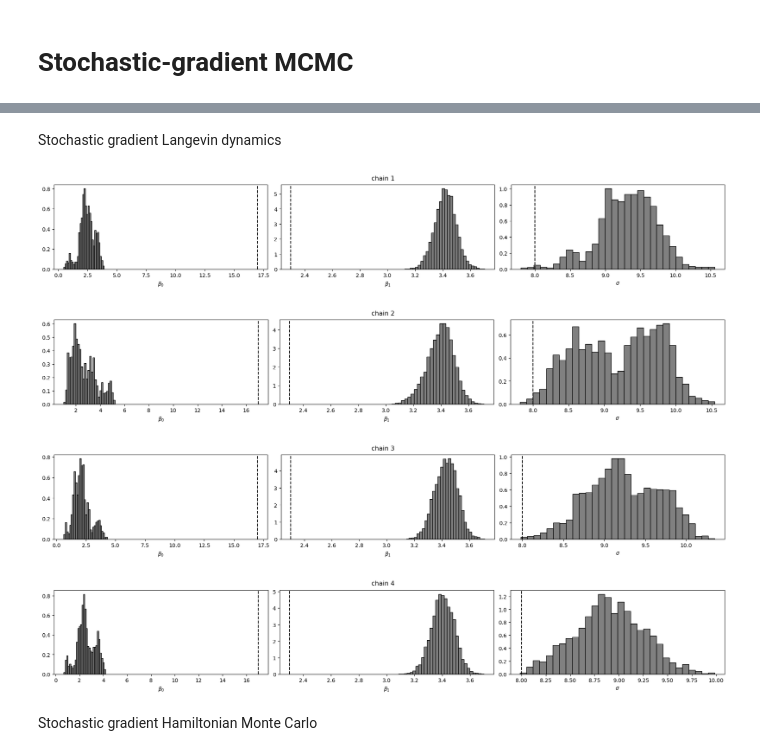
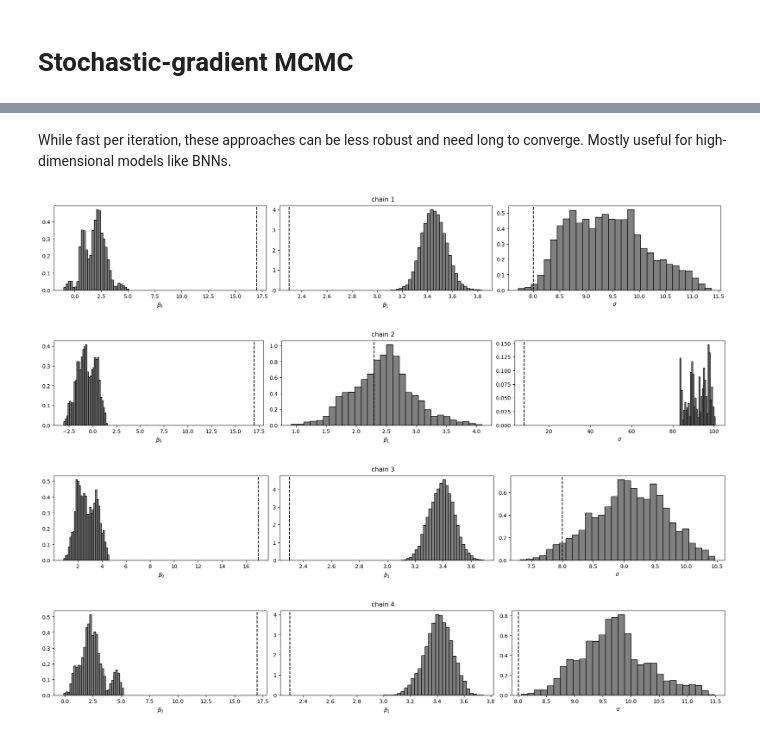
Before and after one commit to UncertaintyInComplexSystems/bamojax, a Jupyter notebook: bamojax/examples/toy_examples/linear_regression.ipynb, the cells around one changed output, grey strips where cells are left out. Saved outputs shown, nothing was run; the diff lists cells and outputs as text; code cells hidden in the pictures.

```diff
--- a/bamojax/examples/toy_examples/linear_regression.ipynb
+++ b/bamojax/examples/toy_examples/linear_regression.ipynb
@@ -471,37 +433,35 @@ sigma               : p(y | beta, sigma, x) p(sigma)
-# %% [markdown]
-Stochastic gradient Langevin dynamics
+# %% [markdown]
+While fast per iteration, these approaches can be less robust and need long to converge. Mostly useful for high-dimensional models like BNNs.
 # %%
-from blackjax.sgmcmc.gradients import grad_estimator
-from blackjax import sgld, sghmc
+from blackjax import sghmc
 from bamojax.sampling import sgmcmc_inference_loop
 
 batch_size = 25
-num_burn = 400_000
-num_thin = 40
-num_samples = 400_000
+num_burn = 100_000
+num_thin = 10
+num_samples = 100_000
 num_chains = 4
-stepsize = 1e-5
+stepsize = 1e-3
 
 key, subkey = jrnd.split(key)
 sgmcmc_states = sgmcmc_inference_loop(subkey,
                                       model=LinearRegression,
-                                      sgkernel=sgld,
+                                      sgkernel=sghmc,
+                                      sgparams=dict(num_integration_steps=15, alpha=0.01, beta=0.0),
                                       batch_nodes=[x_node, y_node],
                                       data_size=n,
                                       batch_size=batch_size,
                                       stepsize=stepsize,
                                       num_samples=num_samples,
                                       num_burn=num_burn,
                                       num_thin=num_thin,
                                       num_chains=num_chains)
 
 for c in range(num_chains):
     chain_states = jax.tree.map(lambda x: x[c,...], sgmcmc_states)
     _ = plot_states(chain_states, color='grey', title=f'chain {c+1}')
 # %% [output]
-[figure, old version]
+[figure, new version]
-[figure, old version]
+[figure, new version]
-[figure, old version]
+[figure, new version]
-[figure, old version]
+[figure, new version]
-# %% [markdown]
-Stochastic gradient Hamiltonian Monte Carlo
```
Also changed, not shown: parts of 12 cells of this notebook, 4 other files.
